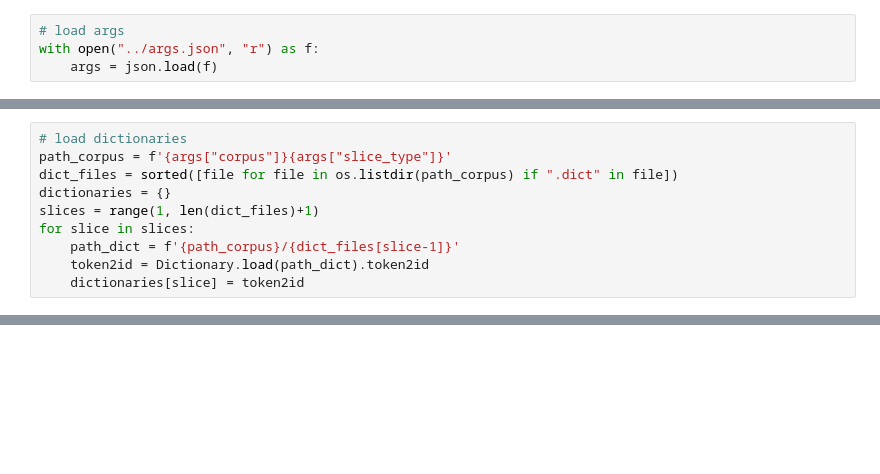
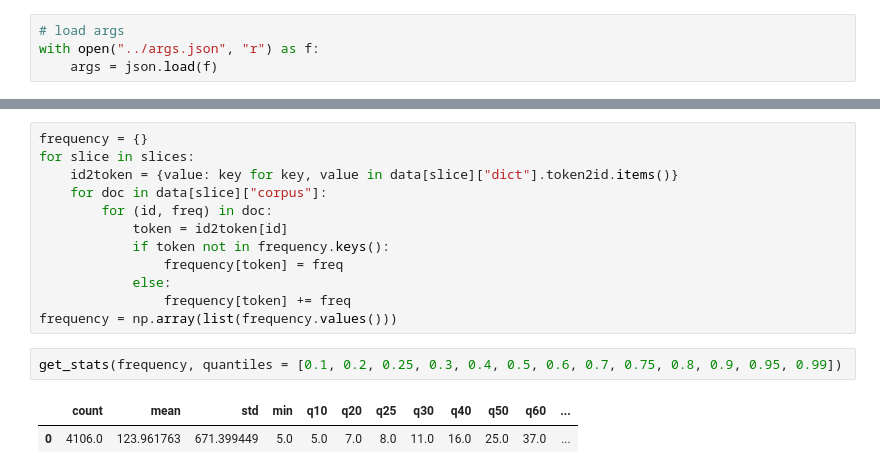
Before and after one commit to dgarridoa/tesis, a Jupyter notebook: processing/processing.ipynb, the cells around one changed output, grey strips where cells are left out. Saved outputs shown, nothing was run; the diff lists cells and outputs as text; blank space fills up the shorter version.

Commit message:
Statistic from corpus to different level of processing

```diff
--- a/processing/processing.ipynb
+++ b/processing/processing.ipynb
@@ -267,10 +80,0 @@ How much change the vocabulary between adjacent epoch
-# %%
-# load dictionaries
-path_corpus = f'{args["corpus"]}{args["slice_type"]}'
-dict_files = sorted([file for file in os.listdir(path_corpus) if ".dict" in file])
-dictionaries = {}
-slices = range(1, len(dict_files)+1)
-for slice in slices:
-    path_dict = f'{path_corpus}/{dict_files[slice-1]}'
-    token2id = Dictionary.load(path_dict).token2id
-    dictionaries[slice] = token2id
@@ -290,0 +230,17 @@ for slice in slices[:-1]:
+# %%
+frequency = {}
+for slice in slices:
+    id2token = {value: key for key, value in data[slice]["dict"].token2id.items()}
+    for doc in data[slice]["corpus"]:
+        for (id, freq) in doc:
+            token = id2token[id]
+            if token not in frequency.keys():
+                frequency[token] = freq
+            else:
+                frequency[token] += freq
+frequency = np.array(list(frequency.values()))
+# %%
+get_stats(frequency, quantiles = [0.1, 0.2, 0.25, 0.3, 0.4, 0.5, 0.6, 0.7, 0.75, 0.8, 0.9, 0.95, 0.99])
+# %% [output]
+|  | count | mean | std | min | q10 | q20 | q25 | q30 | q40 | q50 | q60 | ... |
+| 0 | 4106.0 | 123.961763 | 671.399449 | 5.0 | 5.0 | 7.0 | 8.0 | 11.0 | 16.0 | 25.0 | 37.0 | ... |
```
Also changed, not shown: parts of 50 cells of this notebook.
